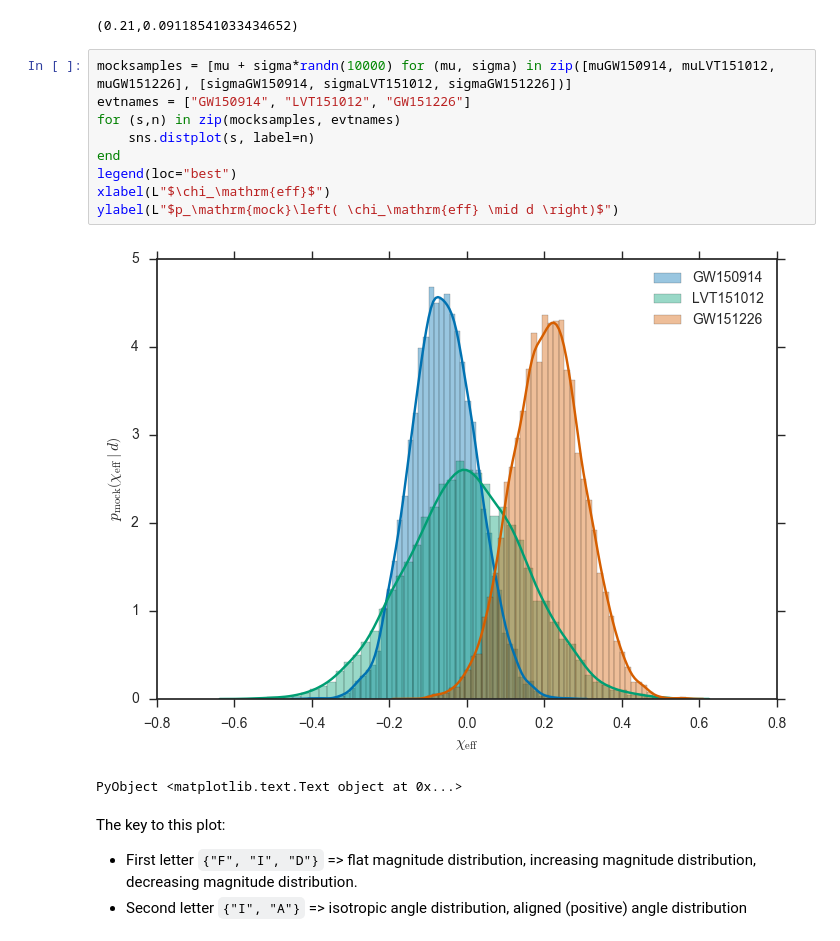
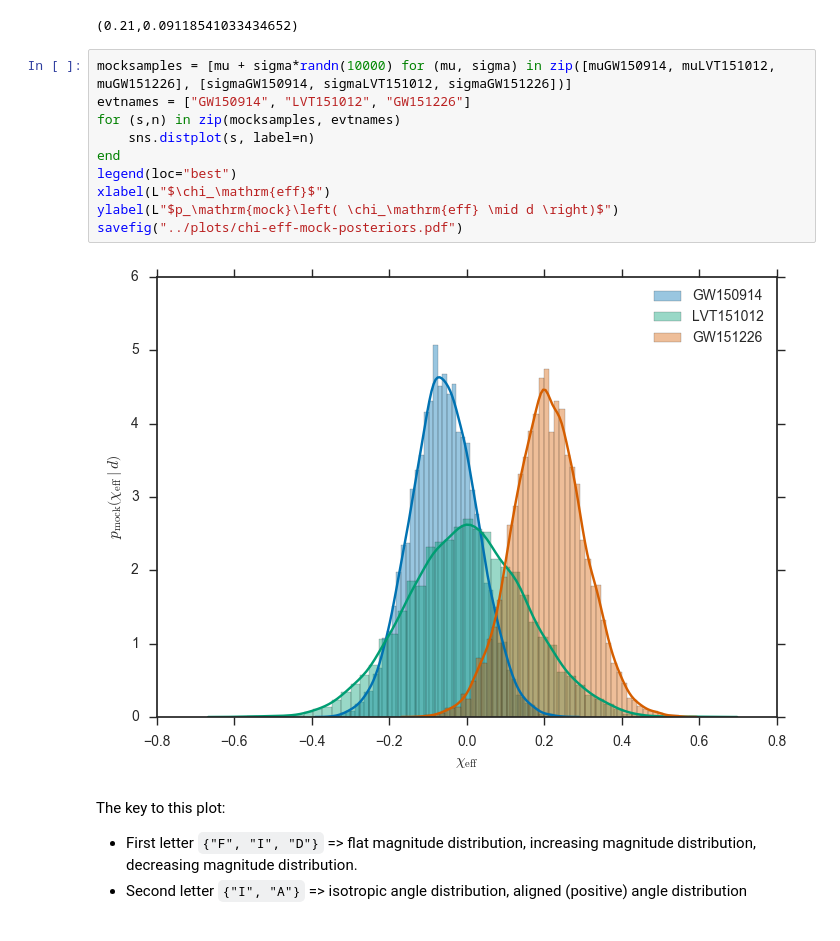
Before and after one commit to farr/AlignedVersusIsoSpin, a Jupyter notebook: notebooks/AlignedVersusIsoPhenom.ipynb, the cells around one changed output. Saved outputs shown, nothing was run; the diff lists cells and outputs as text.

Commit message:
Paper skeleton, with plots.

```diff
--- a/notebooks/AlignedVersusIsoPhenom.ipynb
+++ b/notebooks/AlignedVersusIsoPhenom.ipynb
@@ -255,15 +255,15 @@ muGW151226, sigmaGW151226 = ninetyrange_to_musigma(0.21, 0.2, 0.1)
 # %%
 mocksamples = [mu + sigma*randn(10000) for (mu, sigma) in zip([muGW150914, muLVT151012, muGW151226], [sigmaGW150914, sigmaLVT151012, sigmaGW151226])]
 evtnames = ["GW150914", "LVT151012", "GW151226"]
 for (s,n) in zip(mocksamples, evtnames)
     sns.distplot(s, label=n)
 end
 legend(loc="best")
 xlabel(L"$\chi_\mathrm{eff}$")
 ylabel(L"$p_\mathrm{mock}\left( \chi_\mathrm{eff} \mid d \right)$")
+savefig("../plots/chi-eff-mock-posteriors.pdf")
 # %% [output]
-[figure, old version]
+[figure, new version]
-PyObject <matplotlib.text.Text object at 0x...>
 # %% [markdown]
 The key to this plot:
 
```
Also changed, not shown: parts of 6 cells of this notebook, 9 other files.
